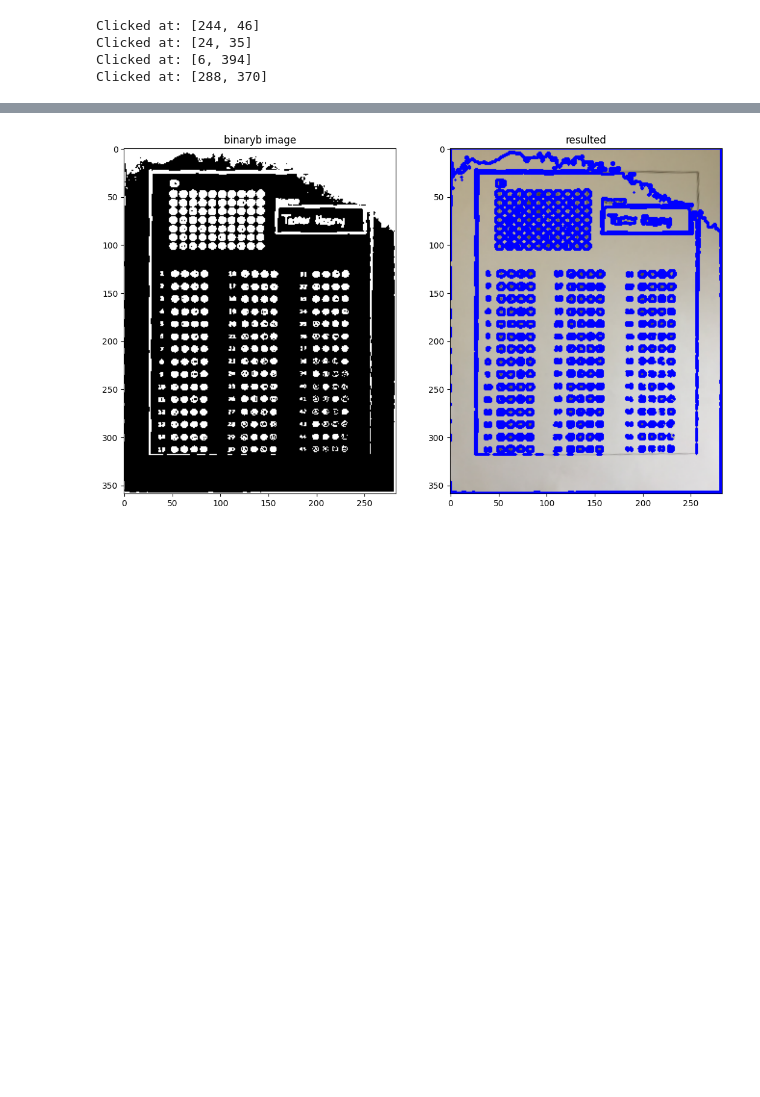
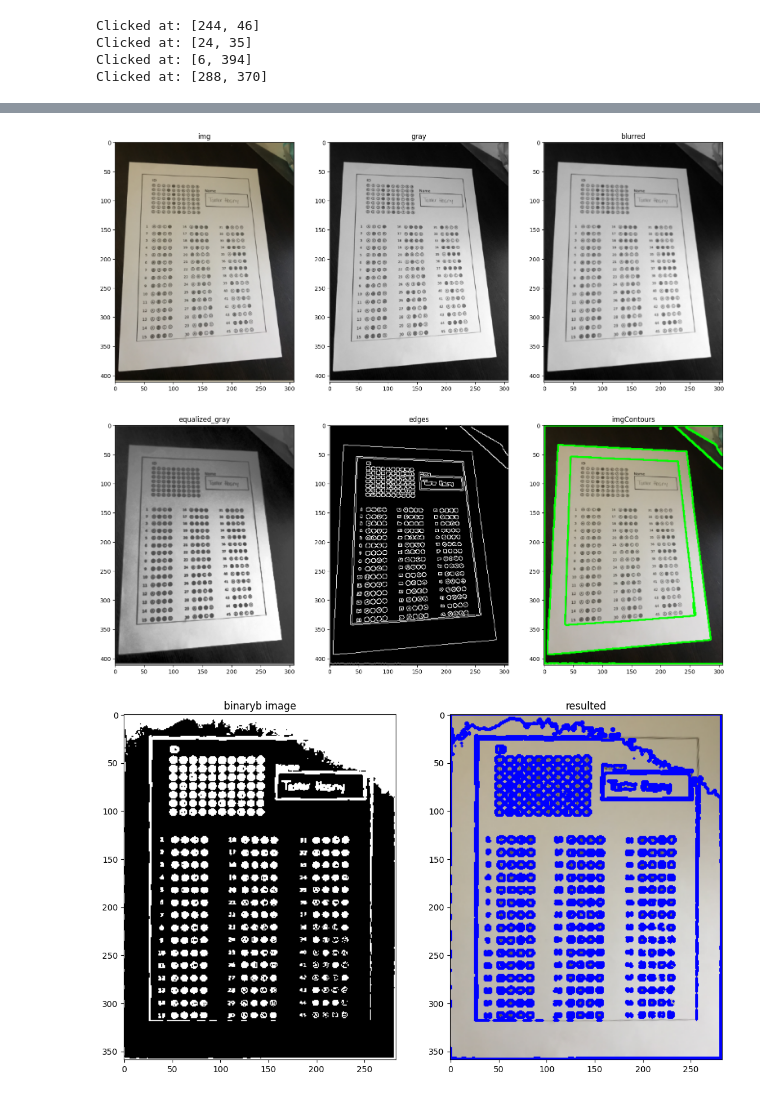
Before and after one commit to eslamwageh/Grades-auto-filler, a Jupyter notebook: bubble.ipynb, the cells around one changed output, grey strips where cells are left out. Drawn from its saved outputs; the diff is of its cells as text; code cells hidden in the pictures; blank space fills up the shorter version.

Commit message:
contours

```diff
--- a/bubble.ipynb
+++ b/bubble.ipynb
@@ -81,3 +31,40 @@ show_images(images, titles)
+# %%
+img = cv2.imread('pre.png')
+
+imgContours = img.copy()
+
+gray = cv2.cvtColor(img, cv2.COLOR_BGR2GRAY)
+
+blurred = cv2.GaussianBlur(gray, (7, 7), 0.5)
+
+equalized_gray = cv2.equalizeHist(blurred)
+
+edges = cv2.Canny(equalized_gray, 50, 120)
+
+contours, _ = cv2.findContours(edges, cv2.RETR_EXTERNAL, cv2.CHAIN_APPROX_SIMPLE)
+
+
+
+
+cv2.drawContours(imgContours, contours, -1, (0, 255, 0), 2)
+
+
+show_images([img, gray, blurred], ['img', 'gray', 'blurred'])
+show_images([equalized_gray, edges, imgContours], ['equalized_gray', 'edges', 'imgContours'])
+
+
+
+# # Find contours
+# contours, _ = cv2.findContours(binary_image, cv2.RETR_TREE, cv2.CHAIN_APPROX_SIMPLE)
+
+# # Draw contours on the original image in red
+# cv2.drawContours(out, contours, -1, (0, 0, 255), 2)  # Red color in BGR, thickness = 2
+
+# # Display the image with contours
+# show_images([out], ['resulted'])
+# %% [output]
+[figure, added]
+[figure, added]
 # %%
 import cv2
 
```
Also changed, not shown: parts of 3 cells of this notebook.
